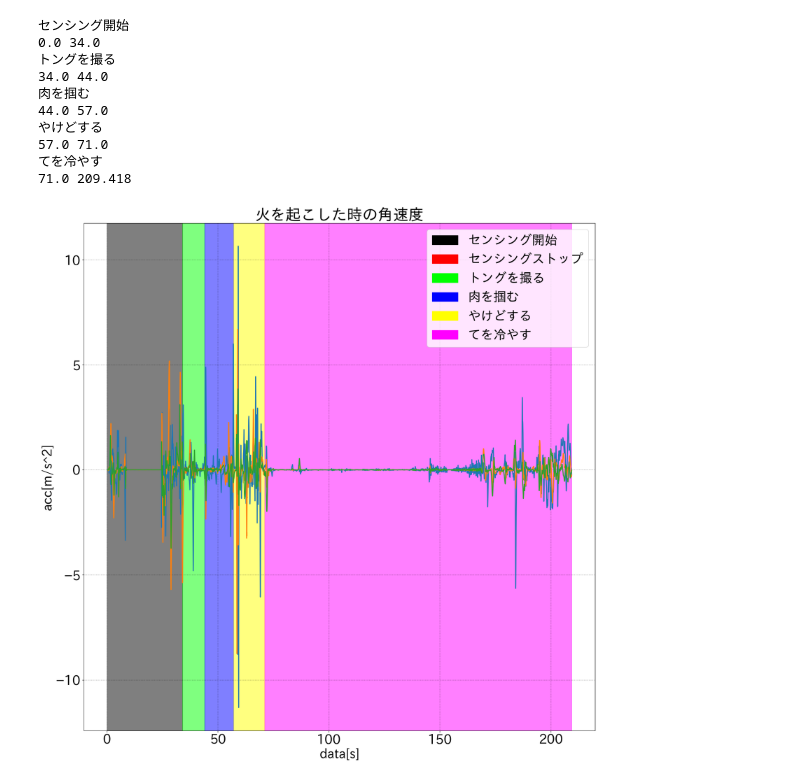
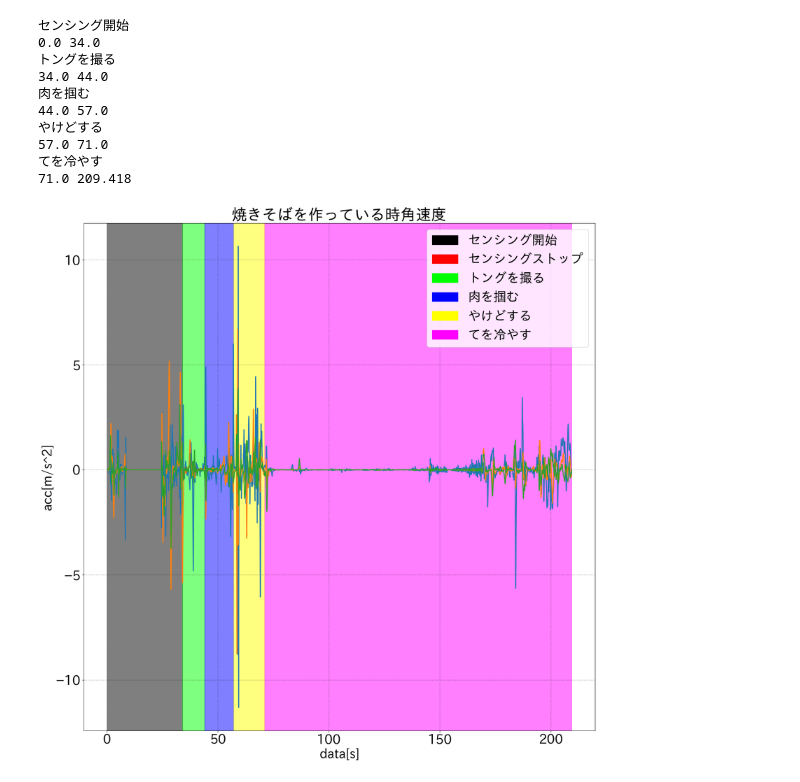
Before and after one commit to harutiro/jupyter, a Jupyter notebook: camp/3/python/料理焼きそば/Angular.ipynb, the cells around one changed output. Saved outputs shown, nothing was run; the diff lists cells and outputs as text; code cells hidden in the pictures.

```diff
--- a/camp/3/python/料理焼きそば/Angular.ipynb
+++ b/camp/3/python/料理焼きそば/Angular.ipynb
@@ -23,7 +25,7 @@ ax3 = fig.add_subplot(1, 1, 1)
 ## グリッドの設定
 ax3.grid(color='k', linestyle='dotted', linewidth=1, alpha=0.5, zorder=2)
 ## グラフのタイトル
-ax3.set_title("火を起こした時の角速度")
+ax3.set_title("焼きそばを作っている時角速度")
 ## x軸のラベル
 ax3.set_xlabel('data[s]')
 ## y軸のラベル
@@ -80,31 +82,31 @@ for i in range(len(ans)):
     if i < len(ans) - 1 :
         end_time = (ans["time"][i + 1] - ans["time"][0]) / 1000
     else :
         end_time = (acc["time"].iloc[-1] - acc["time"][0]) / 1000
 
     start_time = start_time
     end_time = end_time
 
     print(start_time, end_time)
     ax3.axvspan(start_time, end_time, color=color, alpha=0.5, zorder=1)
 
 # 凡例の作成
 content_labels = list(content_colors.keys())
 content_patches = [matplotlib.patches.Patch(color=color) for color in content_colors.values()]
 
 # 凡例の表示
 ax3.legend(content_patches, content_labels, loc="upper right")
 
 plt.show()
 # %% [output]
 センシング開始
 0.0 34.0
 トングを撮る
 34.0 44.0
 肉を掴む
 44.0 57.0
 やけどする
 57.0 71.0
 てを冷やす
 71.0 209.418
-[figure, old version]
+[figure, new version]
```
Also changed, not shown: parts of 2 cells of this notebook, 3 other files.
